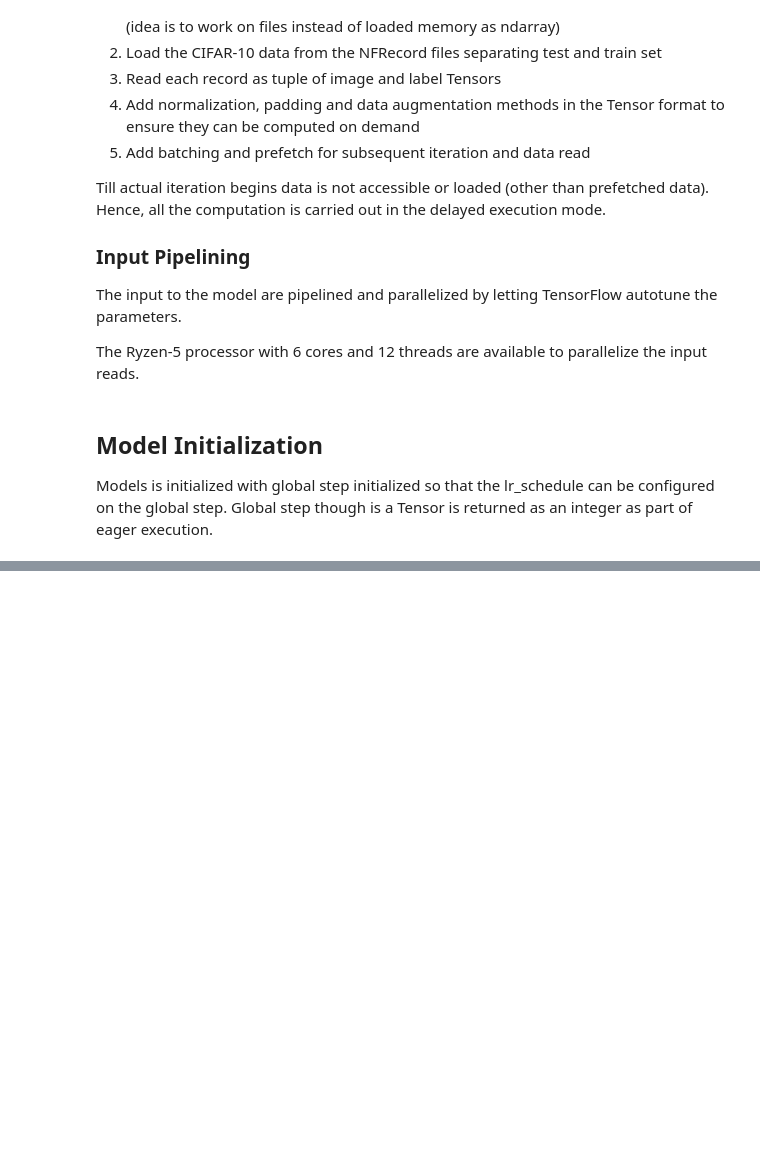
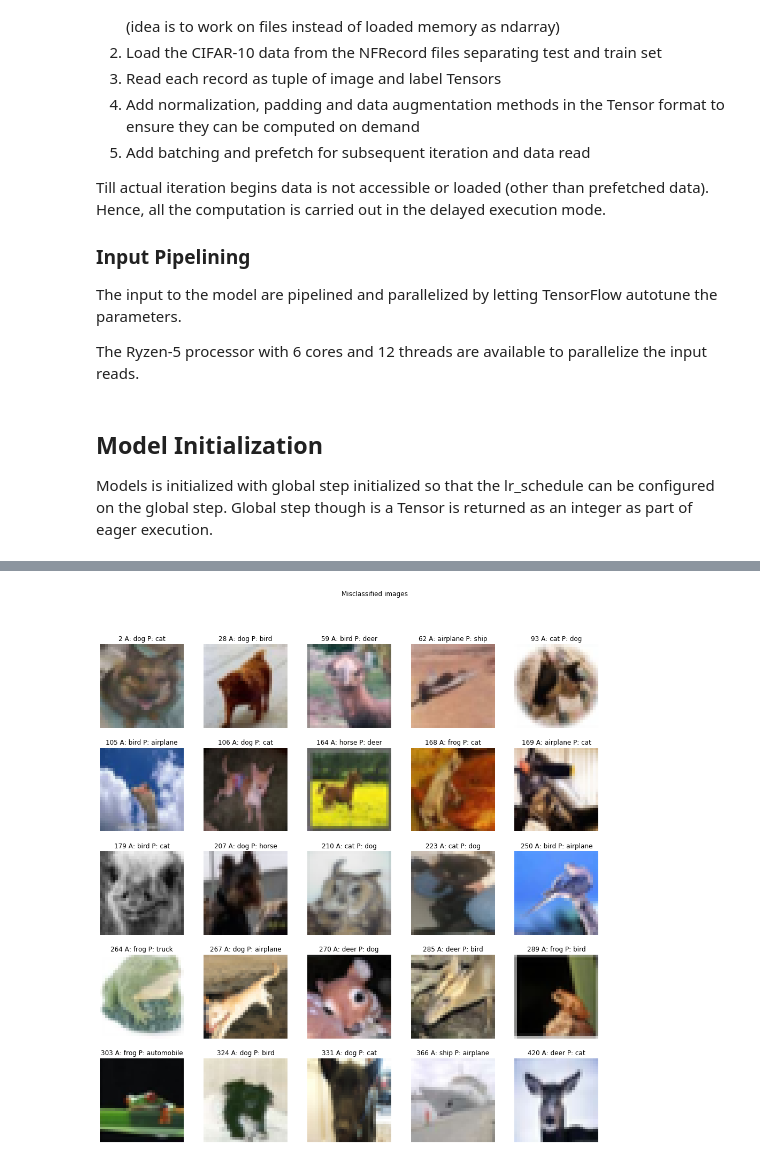
Before and after one commit to sambitdash/EVA-2-Group, a Jupyter notebook: Session-15/Assignment-15.ipynb, the cells around one changed output, grey strips where cells are left out. Cells and saved outputs as stored; diff of their text form; code cells hidden in the pictures; blank space fills up the shorter version.

```diff
--- a/Session-15/Assignment-15.ipynb
+++ b/Session-15/Assignment-15.ipynb
@@ -278,0 +416,4 @@ epoch: 6 lr:0.3789 train loss: 0.4009 train acc: 0.8618 val loss: 0.8256 val acc
+# %%
+plot_image(5, 5, X, Y, results, ptype='missed')
+# %% [output]
+[figure, added]
```
Also changed, not shown: parts of 20 cells of this notebook, 2 other files.
